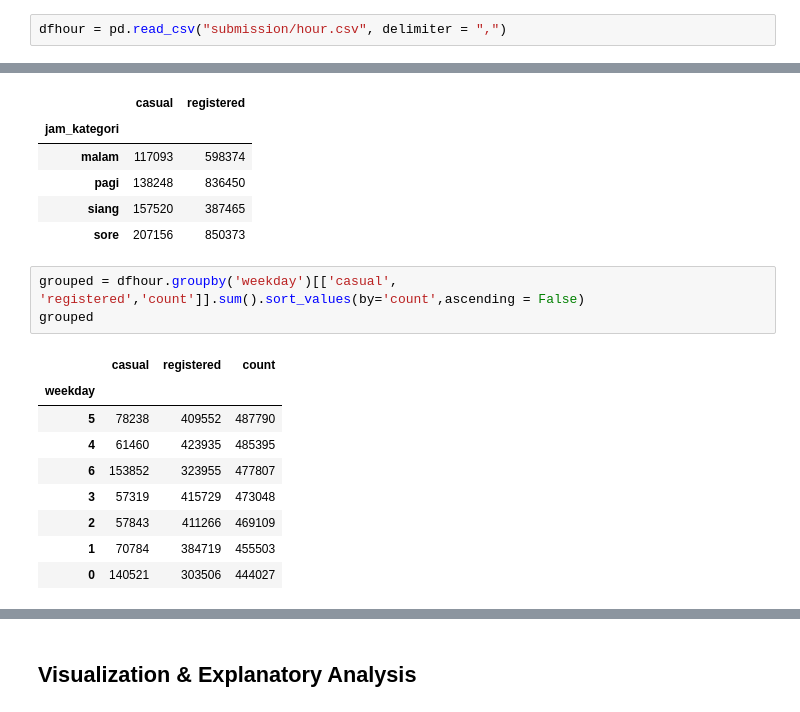
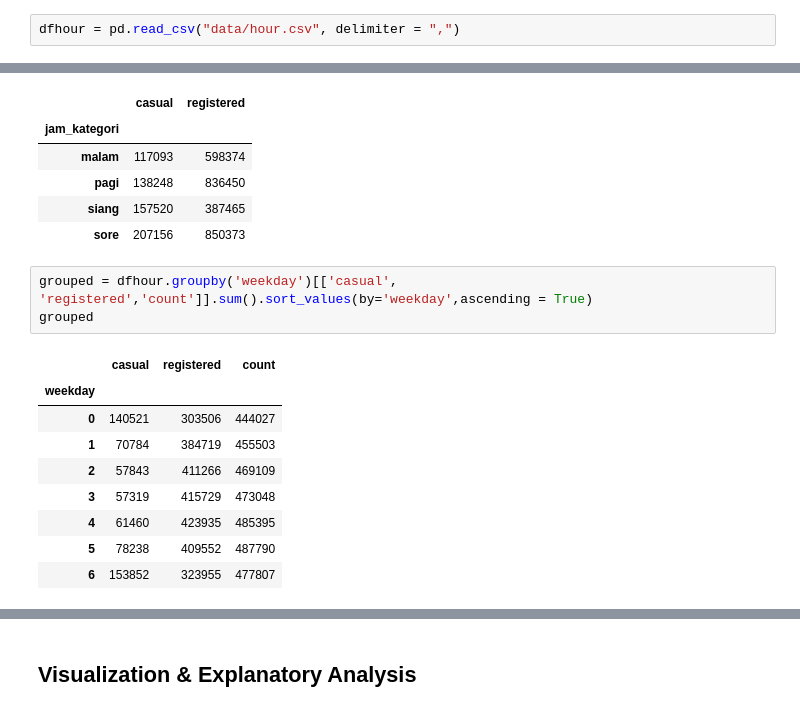
Before and after one commit to achramadhan/IDcampxDicoding, a Jupyter notebook: proyek_data_analis_bike_sharing.ipynb, the cells around one changed output, grey strips where cells are left out. Cells and saved outputs as stored; diff of their text form.

```diff
--- a/proyek_data_analis_bike_sharing.ipynb
+++ b/proyek_data_analis_bike_sharing.ipynb
@@ -20,7 +22,7 @@ import seaborn as sns
 # %% [markdown]
 ### Gathering Data
 # %%
-dfhour = pd.read_csv("submission/hour.csv", delimiter = ",")
+dfhour = pd.read_csv("data/hour.csv", delimiter = ",")
 # %%
 dfhour.head()
 # %% [output]
@@ -169,15 +171,15 @@ grouped
 | siang | 157520 | 387465 |
 | sore | 207156 | 850373 |
 # %%
-grouped = dfhour.groupby('weekday')[['casual', 'registered','count']].sum().sort_values(by='count',ascending = False)
+grouped = dfhour.groupby('weekday')[['casual', 'registered','count']].sum().sort_values(by='weekday',ascending = True)
 grouped
 # %% [output]
 |  | casual | registered | count |
 | weekday |  |  |  |
+| 0 | 140521 | 303506 | 444027 |
+| 1 | 70784 | 384719 | 455503 |
+| 2 | 57843 | 411266 | 469109 |
+| 3 | 57319 | 415729 | 473048 |
+| 4 | 61460 | 423935 | 485395 |
 | 5 | 78238 | 409552 | 487790 |
-| 4 | 61460 | 423935 | 485395 |
 | 6 | 153852 | 323955 | 477807 |
-| 3 | 57319 | 415729 | 473048 |
-| 2 | 57843 | 411266 | 469109 |
-| 1 | 70784 | 384719 | 455503 |
-| 0 | 140521 | 303506 | 444027 |
```
Also changed, not shown: parts of 17 cells of this notebook, 3 other files.
